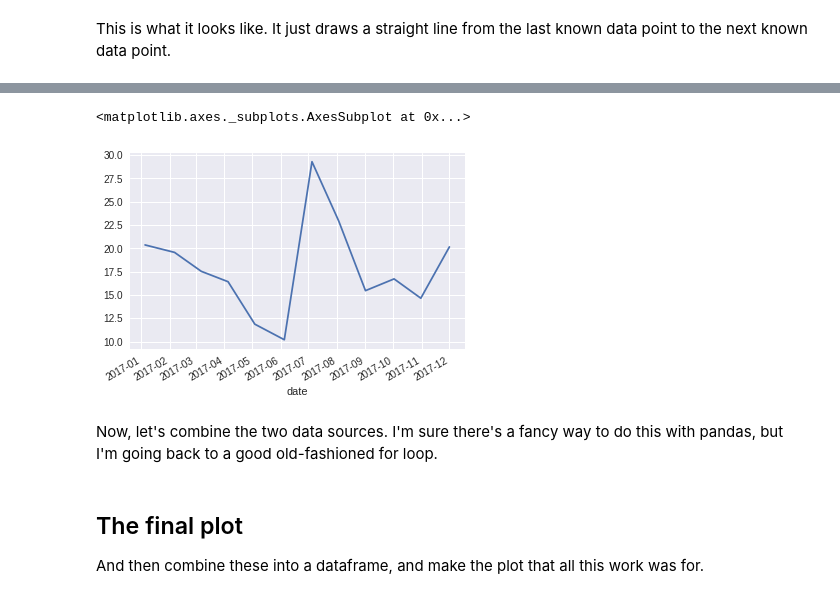
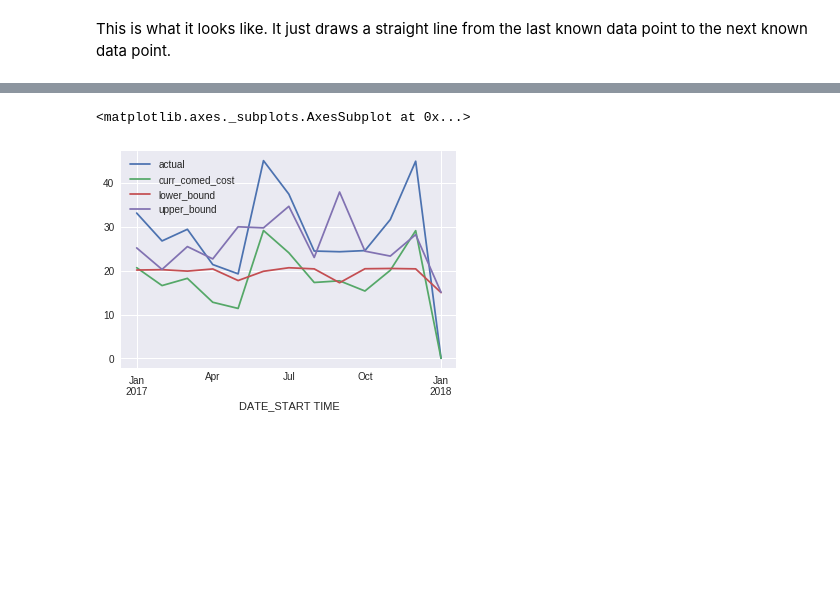
Before and after one commit to jdfoote/notebooks, a Jupyter notebook: comed.ipynb, the cells around one changed output, grey strips where cells are left out. Cells and saved outputs as stored; diff of their text form; code cells hidden in the pictures; blank space fills up the shorter version.

```diff
--- a/comed.ipynb
+++ b/comed.ipynb
@@ -109,5 +100,7 @@ prices.resample('W').mean().plot()
 I then put all of these into a dataframe, to make the dates match up.
 # %%
 mean_prices = prices.resample('H').mean()
-df = pd.DataFrame({'usage' : usage,
-                  'price' : mean_prices})
+tot_usage = usage.resample('H').sum()
+df = pd.DataFrame({'usage' : tot_usage.USAGE,
+                   'actual_cost': tot_usage.COST,
+                  'hourly_price' : mean_prices/100})
@@ -153,4 +153,4 @@ Let's look at the worst-case examples. Here are the 10 highest priced hours. I d
 # %%
-worst_prices = df.price.resample('H').mean().sort_values(ascending = False)
+worst_prices = df.hourly_price.resample('H').mean().sort_values(ascending = False)
 worst_prices.head(10)
 # %% [output]
@@ -172,5 +173,6 @@ Then, we'll plot the true estimated cost. I'd think this would be closer to the
 # %%
 hourly_cost = pd.DataFrame({'upper_bound': df.usage.sort_values(ascending = False).values * worst_prices,
                             'lower_bound': df.usage.sort_values(ascending = True).values * worst_prices,
-                            'actual': df.price * df.usage})
+                            'actual': df.actual_cost,
+                           'curr_comed_cost': df.usage * .072})
 # %%
@@ -210,7 +196,11 @@ Here's the plot. Spring and fall are great, but summer and winter are killers.
+# %%
+# Add the fee to the hourly cost numbers
+
+monthly_data = hourly_cost.resample('M').sum()
+monthly_data.upper_bound += 15
+monthly_data.lower_bound += 15
 # %%
-bills.plot()
+monthly_data.plot()
 # %% [output]
 <matplotlib.axes._subplots.AxesSubplot at 0x...>
-[figure, old version]
+[figure, new version]
-# %% [markdown]
-Now, let's combine the two data sources. I'm sure there's a fancy way to do this with pandas, but I'm going back to a good old-fashioned for loop.
@@ -227,5 +206,0 @@ for end_date in bills.index: # Loop through the dates of the bills
-# %% [markdown]
-## The final plot
-
-
-And then combine these into a dataframe, and make the plot that all this work was for.
```
Also changed, not shown: parts of 42 cells of this notebook.
